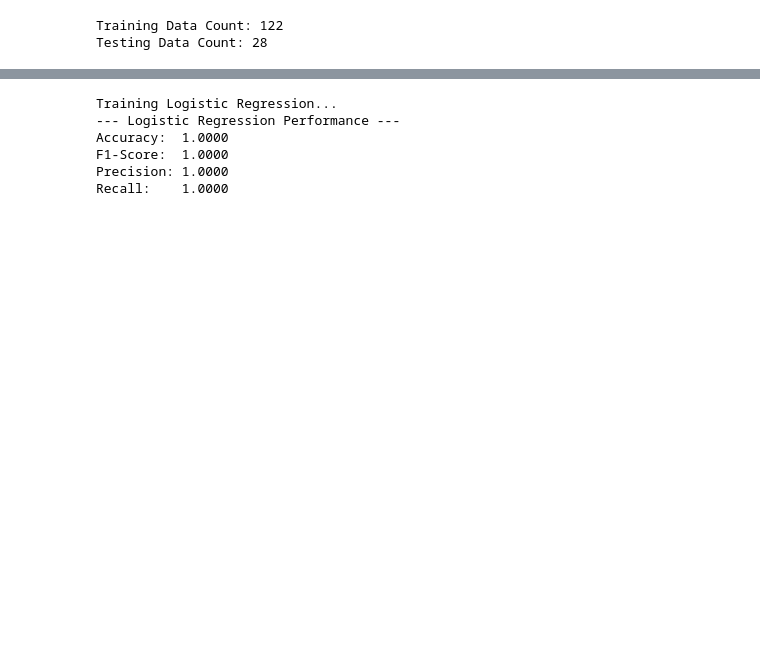
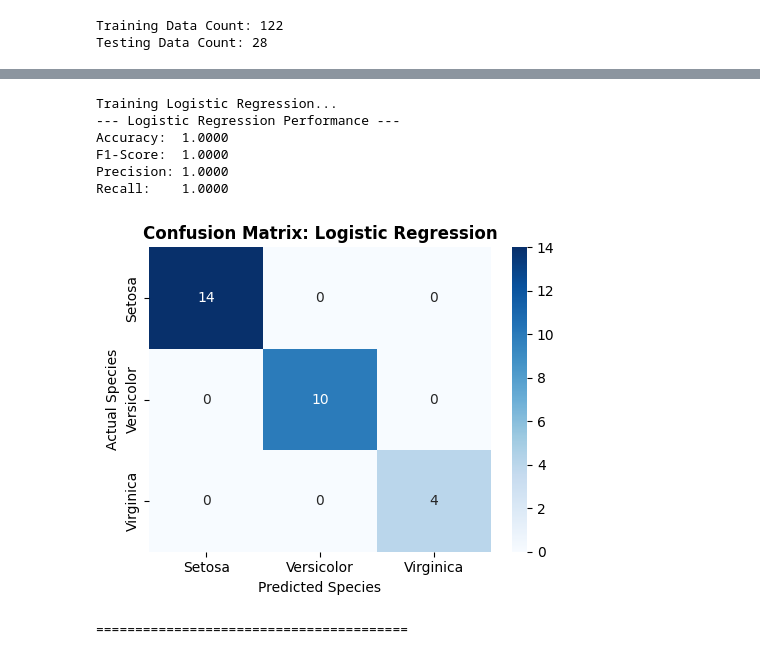
Before and after one commit to pointernullbrain/Iris-Classification, a Jupyter notebook: P167590_STQD6324_IrisClassification.ipynb, the cells around one changed output, grey strips where cells are left out. Cells and saved outputs as stored; diff of their text form; code cells hidden in the pictures; blank space fills up the shorter version.

```diff
--- a/P167590_STQD6324_IrisClassification.ipynb
+++ b/P167590_STQD6324_IrisClassification.ipynb
@@ -169,31 +247,33 @@ Recall:    1.0000
 #Logistic regression
 lr = LogisticRegression(labelCol="label", featuresCol="features", family="multinomial")
 
 # Grid Search Parameters
 #regParam - 0.01 (overfit risk), 1.0 (underfit risk). prevents model from assigning too much importance on a single feature
 #elasticNetParam:
   # 0.0 - shrink feature coefficient uniformly, but not to 0, ideal if structural measurement are partially important
   # 1.0 - forces coefficient of less useful features to 0, feature selection
   # 0.5 - combine both
 
 lr_paramGrid = (ParamGridBuilder()
              .addGrid(lr.regParam, [0.01, 0.1, 1.0])
              .addGrid(lr.elasticNetParam, [0.0, 0.5, 1.0])
              .addGrid(lr.maxIter, [10, 50])
              .build())
 
 lr_cv = CrossValidator(estimator=lr, estimatorParamMaps=lr_paramGrid,
                        evaluator=evaluator_acc, numFolds=3, seed=42)
 
 #Train and predict
 print("Training Logistic Regression...")
 lr_cvModel = lr_cv.fit(train_data)
 lr_predictions = lr_cvModel.transform(test_data)
-print_metrics("Logistic Regression", lr_predictions)
+eval_and_print("Logistic Regression", lr_predictions)
 # %% [output]
 Training Logistic Regression...
 --- Logistic Regression Performance ---
 Accuracy:  1.0000
 F1-Score:  1.0000
 Precision: 1.0000
 Recall:    1.0000
+[figure, added]
+========================================
```
Also changed, not shown: parts of 11 cells of this notebook.
